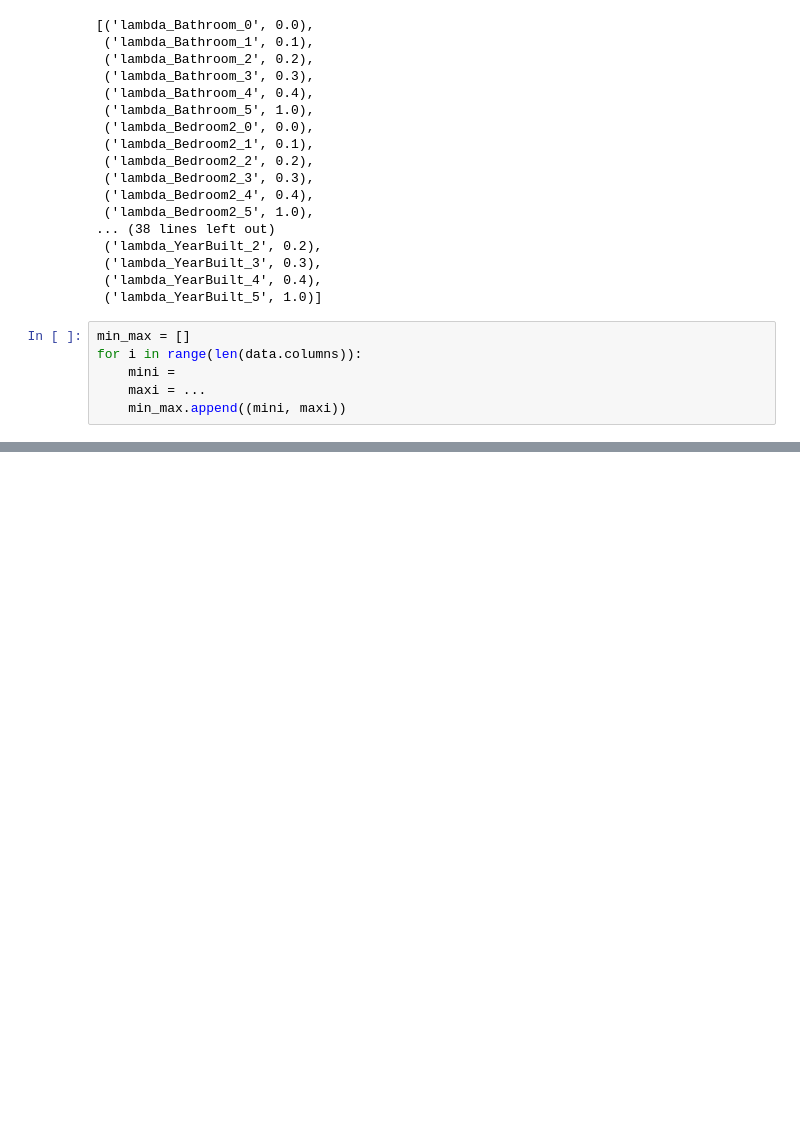
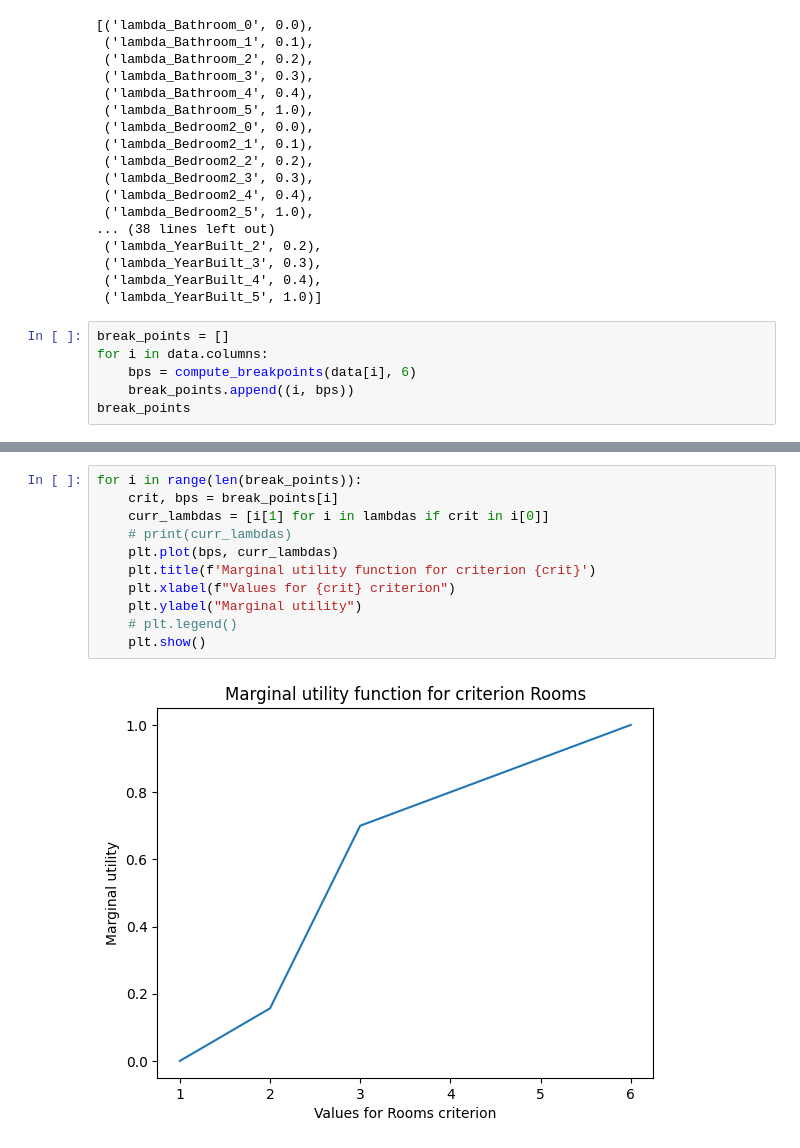
Before and after one commit to WojtekNagorka/DecisionAnalysis2, a Jupyter notebook: UTA.ipynb, the cells around one changed output, grey strips where cells are left out. Drawn from its saved outputs; the diff is of its cells as text; blank space fills up the shorter version.

Commit message:
Adding marginal utility plots

```diff
--- a/UTA.ipynb
+++ b/UTA.ipynb
@@ -494,9 +495,9 @@ lambdas
  ('lambda_YearBuilt_3', 0.3),
  ('lambda_YearBuilt_4', 0.4),
  ('lambda_YearBuilt_5', 1.0)]
-# %%
-min_max = []
-for i in range(len(data.columns)):
-    mini =
-    maxi = ...
-    min_max.append((mini, maxi))
+# %%
+break_points = []
+for i in data.columns:
+    bps = compute_breakpoints(data[i], 6)
+    break_points.append((i, bps))
+break_points
@@ -502,0 +515,13 @@ for i in range(len(data.columns)):
+# %%
+for i in range(len(break_points)):
+    crit, bps = break_points[i]
+    curr_lambdas = [i[1] for i in lambdas if crit in i[0]]
+    # print(curr_lambdas)
+    plt.plot(bps, curr_lambdas)
+    plt.title(f'Marginal utility function for criterion {crit}')
+    plt.xlabel(f"Values for {crit} criterion")
+    plt.ylabel("Marginal utility")
+    # plt.legend()
+    plt.show()
+# %% [output]
+[figure, added]
```
Also changed, not shown: parts of 3 cells of this notebook.
